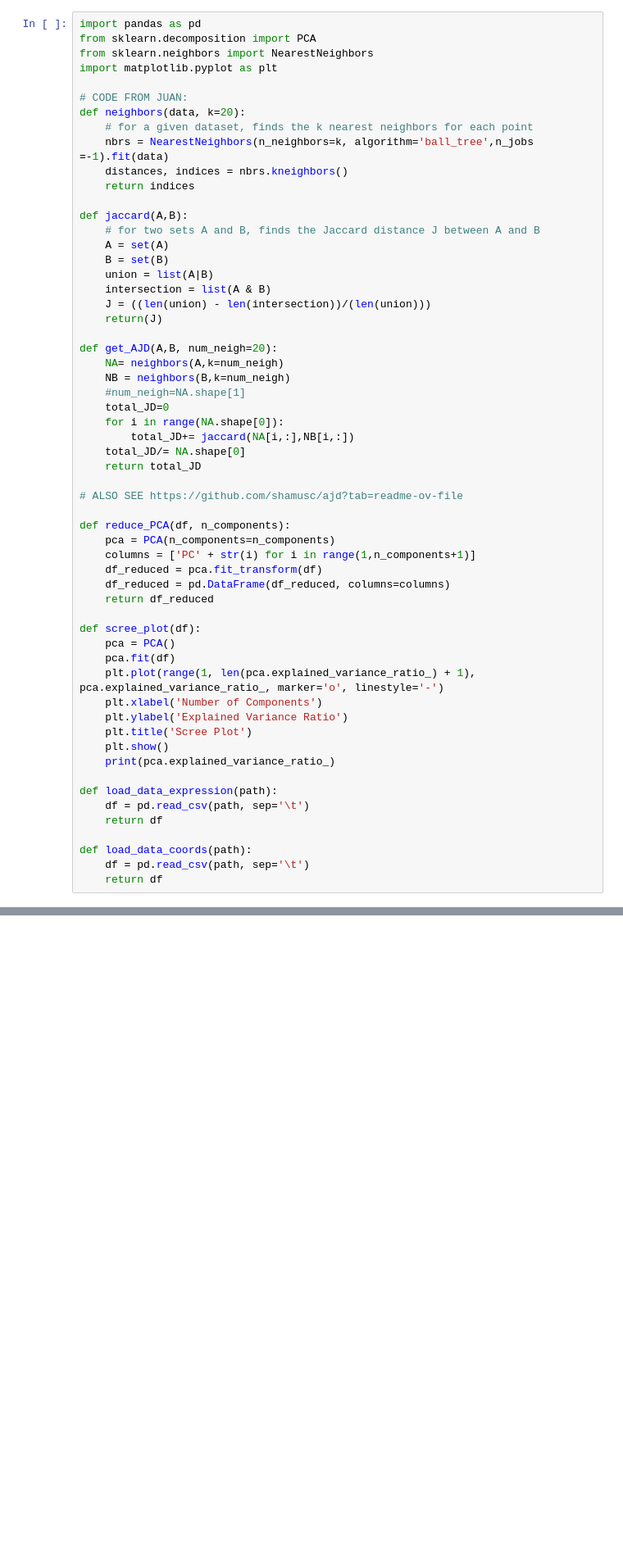
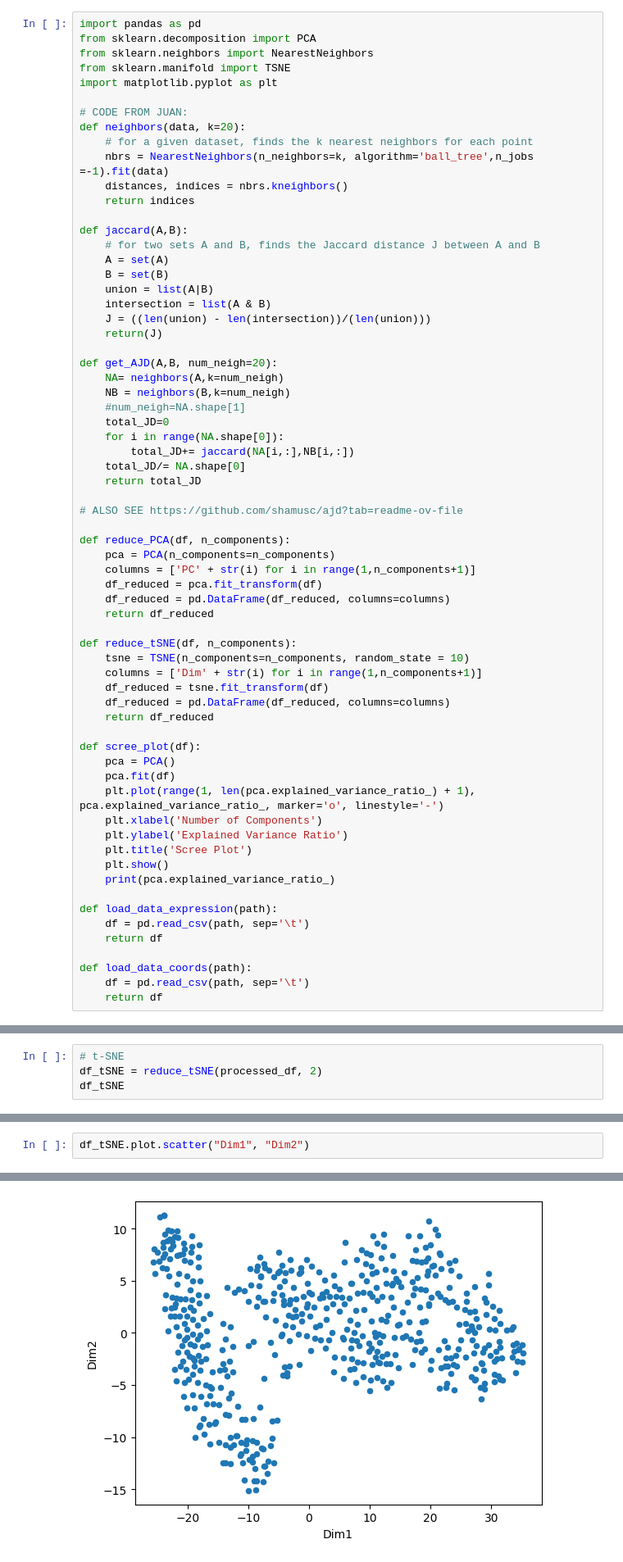
Before and after one commit to cdkostov/crazy-insane-research, a Jupyter notebook: AJDandKNN.ipynb, the cells around one changed output, grey strips where cells are left out. Shown at 82% size. Cells and saved outputs as stored; diff of their text form; blank space fills up the shorter version.

```diff
--- a/AJDandKNN.ipynb
+++ b/AJDandKNN.ipynb
@@ -2,6 +2,7 @@
 import pandas as pd
 from sklearn.decomposition import PCA
 from sklearn.neighbors import NearestNeighbors
+from sklearn.manifold import TSNE
 import matplotlib.pyplot as plt
 
 # CODE FROM JUAN:
@@ -39,6 +40,13 @@ def reduce_PCA(df, n_components):
     df_reduced = pd.DataFrame(df_reduced, columns=columns)
     return df_reduced
 
+def reduce_tSNE(df, n_components):
+	tsne = TSNE(n_components=n_components, random_state = 10)
+	columns = ['Dim' + str(i) for i in range(1,n_components+1)]
+	df_reduced = tsne.fit_transform(df)
+	df_reduced = pd.DataFrame(df_reduced, columns=columns)
+	return df_reduced
+
 def scree_plot(df):
     pca = PCA()
     pca.fit(df)
@@ -114,0 +142,4 @@ df_PCA
+# %%
+# t-SNE
+df_tSNE = reduce_tSNE(processed_df, 2)
+df_tSNE
@@ -114,0 +160,3 @@ df_PCA
+# %%
+df_tSNE.plot.scatter("Dim1", "Dim2")
+# %% [output]
@@ -115,3 +164,4 @@ df_PCA
+[figure, added]
 # %%
 # pca knn + AJD analysis
 pca_ajd_arr = []
```
Also changed, not shown: parts of 5 cells of this notebook.
